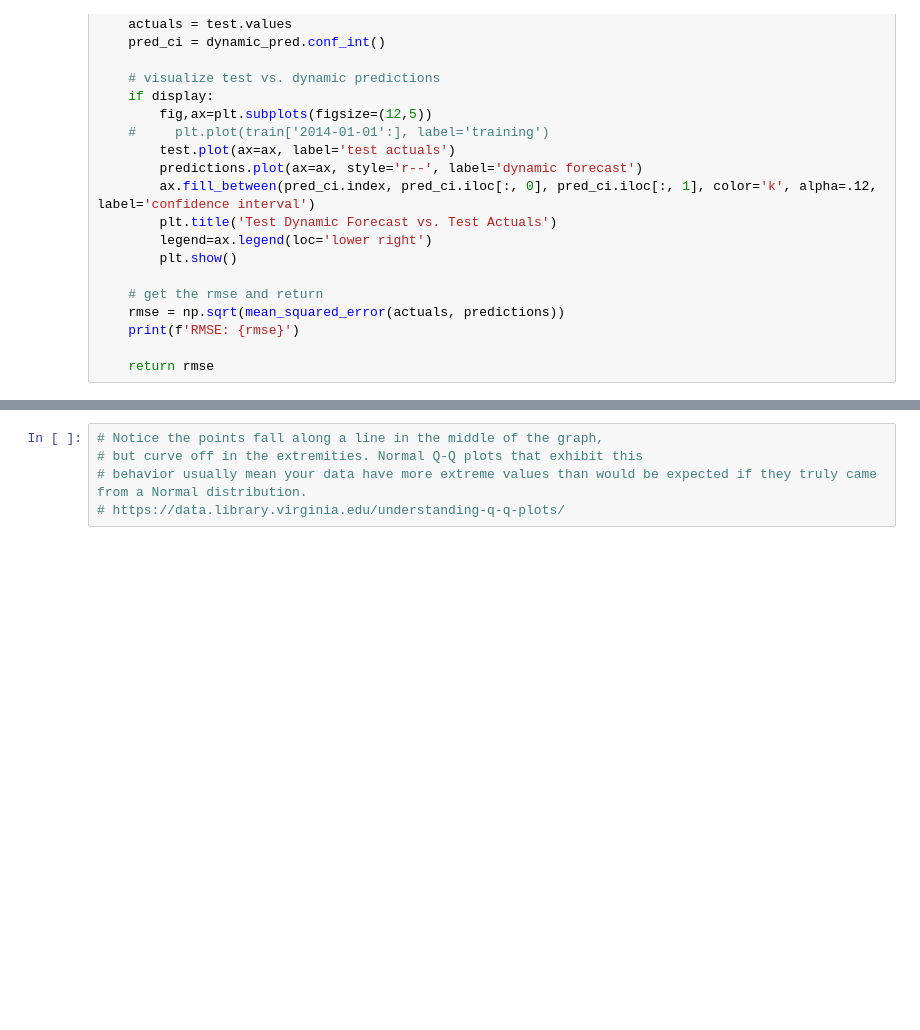
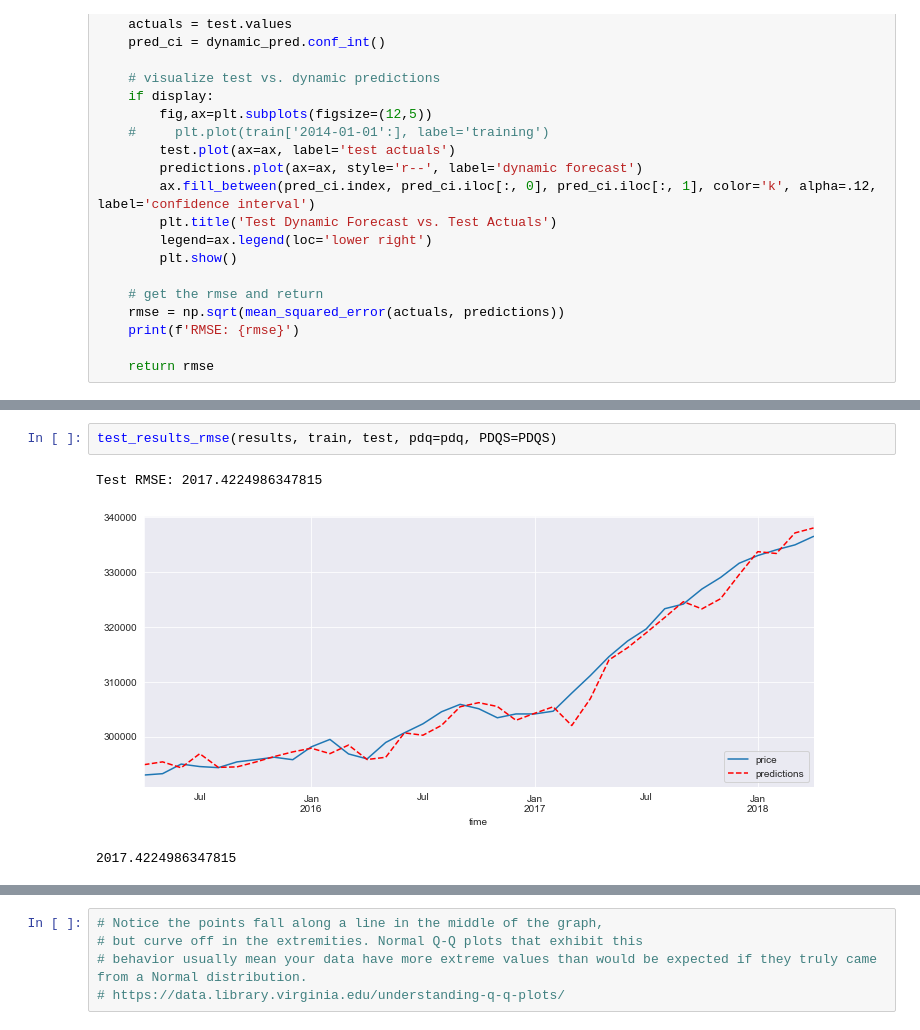
Before and after one commit to timpanon/zillow_forecasting, a Jupyter notebook: overall_nj.ipynb, the cells around one changed output, grey strips where cells are left out. Cells and saved outputs as stored; diff of their text form; blank space fills up the shorter version.

```diff
--- a/overall_nj.ipynb
+++ b/overall_nj.ipynb
@@ -427,0 +376,6 @@ RMSE: 9400.345050242297
+# %%
+test_results_rmse(results, train, test, pdq=pdq, PDQS=PDQS)
+# %% [output]
+Test RMSE: 2017.4224986347815
+[figure, added]
+2017.4224986347815
```
Also changed, not shown: parts of 41 cells of this notebook, 1 other file.
